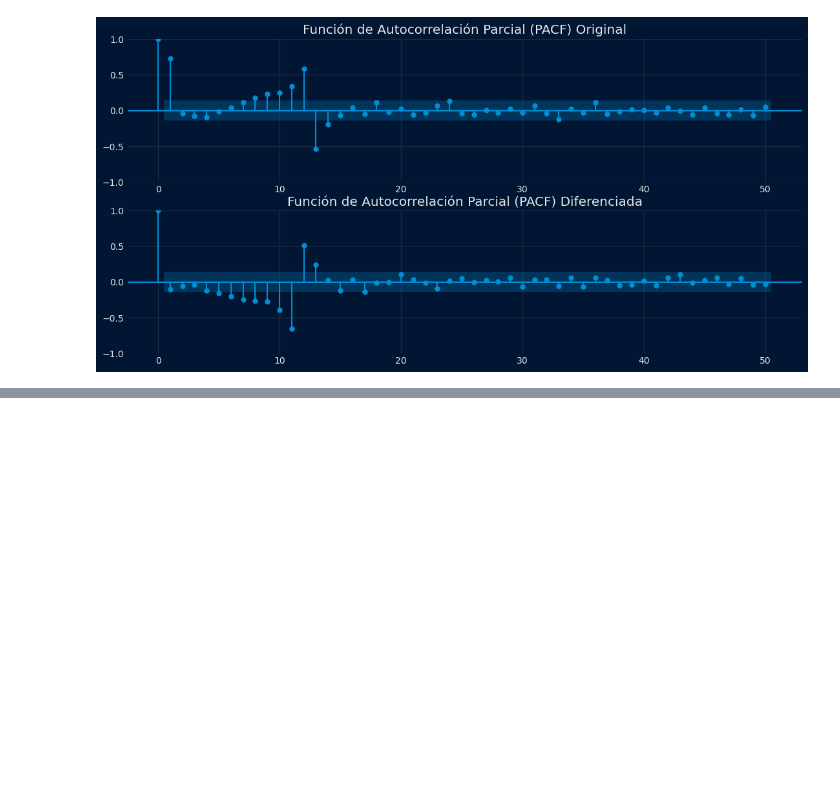
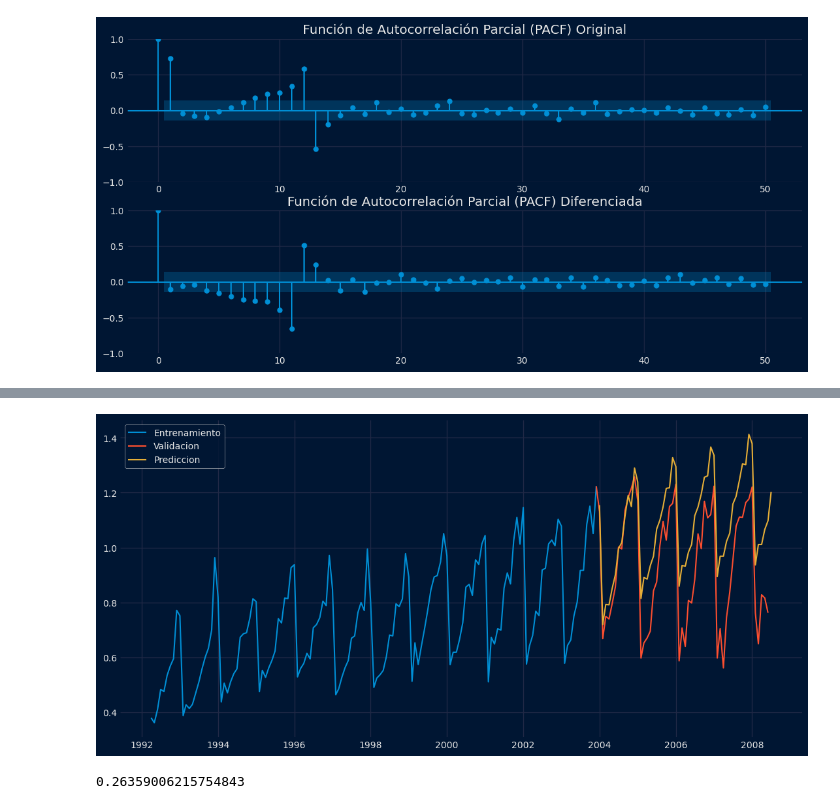
Before and after one commit to Tomaslopera/Scientific_Computing, a Jupyter notebook: Series Tiempo/Series_Tiempo.ipynb, the cells around one changed output, grey strips where cells are left out. Cells and saved outputs as stored; diff of their text form; code cells hidden in the pictures; blank space fills up the shorter version.

```diff
--- a/Series Tiempo/Series_Tiempo.ipynb
+++ b/Series Tiempo/Series_Tiempo.ipynb
@@ -153,0 +218,4 @@ plt.show()
+# %%
+modelo_sarimax = SARIMAX(data_train, order=(0, 1, 0), seasonal_order=(2, 1, 1, 12))
+modelo_sarimax = modelo_sarimax.fit(disp=0)
+modelo_sarimax.summary()
@@ -153,0 +242,4 @@ plt.show()
+# %%
+pred_sarimax = modelo_sarimax.get_forecast(steps=len(data_test)).predicted_mean
+pred_sarimax.name = 'predicciones_sarimax'
+pred_sarimax
@@ -153,0 +264,15 @@ plt.show()
+# %%
+plt.figure(figsize=(12, 6))
+plt.plot(data_train, label="Entrenamiento")
+plt.plot(data_test, label="Validacion")
+plt.plot(pred_sarimax, label="Prediccion")
+plt.legend()
+plt.show()
+# %% [output]
+[figure, added]
+# %%
+from sklearn.metrics import mean_absolute_percentage_error
+mape_sarimax = mean_absolute_percentage_error(data_test, pred_sarimax)
+mape_sarimax
+# %% [output]
+0.26359006215754843
```
Also changed, not shown: parts of 18 cells of this notebook, 3 other files.
